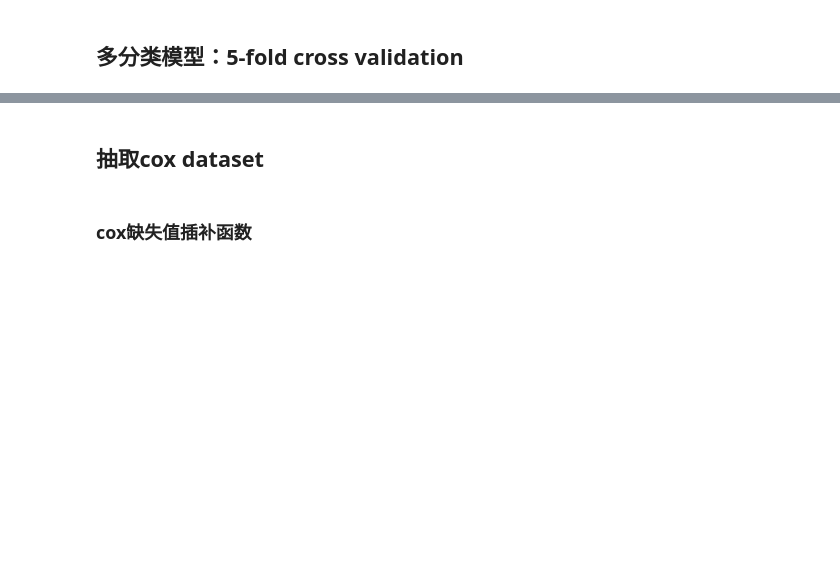
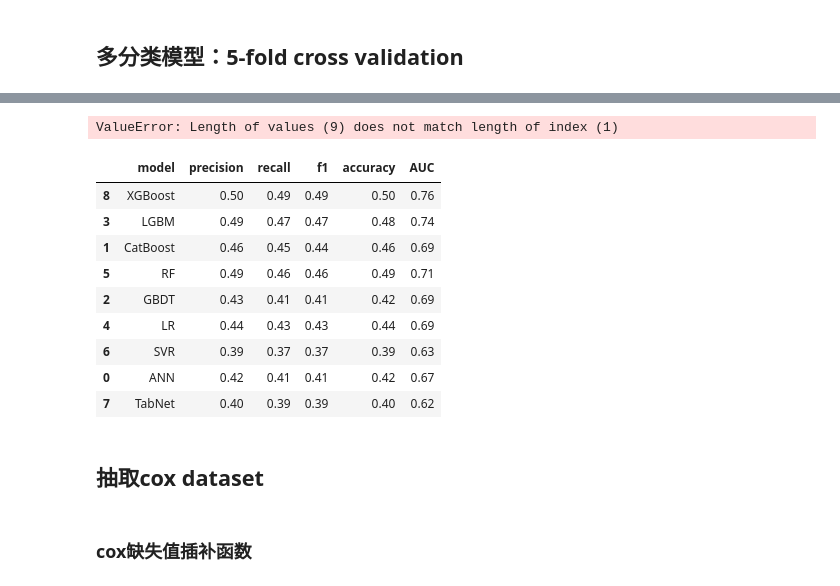
Before and after one commit to yuyongsheng1990/HCCA_dongfang_hospital, a Jupyter notebook: data_model.ipynb, the cells around one changed output, grey strips where cells are left out. Saved outputs shown, nothing was run; the diff lists cells and outputs as text; code cells hidden in the pictures; blank space fills up the shorter version.

```diff
--- a/data_model.ipynb
+++ b/data_model.ipynb
@@ -44,8 +44,10 @@ df_model.head()
 | 3 | 1 | 1 | 0.0 | 0.0 | 2.0 | 4.0 | 0 | 2.0 | ... |
 | 4 | 1 | 1 | 0.0 | 0.0 | 4.0 | 4.0 | 0 | 0.0 | ... |
 # %%
-discrete_col=['jaundice','biliary_disease','HBsAg','Gazzaniga_T','Bismuth_C','gene_mutation','emaciation','nbdd',
-             'endocrine_disease','smoke','drinking','blood_type','HCVAb','LC','']
+discrete_col=['jaundice','biliary_disease','HBsAg','Gazzaniga_T','Bismuth_C','gene_mutation'
+              'emaciation','nbdd', 'endocrine_disease','smoke','drinking','blood_type','HCVAb','LC']
+# discrete_col=['jaundice','biliary_disease','HBsAg','HBeAg','Gazzaniga_T','MSKCC','Bismuth_C','gene_mutation','LC','PTCD_ERCP',
+#               'emaciation','smoke','drinking']
 continuous_col=[x for x in df_model.columns if x not in discrete_col]
 continuous_col.remove('label')
 # %% [markdown]
@@ -451,7 +554,22 @@ df_model_result
 # %%
-# # 排序
-# df_model_result['temp_num']=[8,3,5,2,6,4,7,9,1]
-# df_model_result=df_model_result.sort_values(by=['temp_num'],ascending=True).drop(['temp_num'],axis=1)
+# 排序
+df_model_result['temp_num']=[8,3,5,2,6,4,7,9,1]
+df_model_result=df_model_result.sort_values(by=['temp_num'],ascending=True).drop(['temp_num'],axis=1)
+# %% [output]
+ValueError: Length of values (9) does not match length of index (1)
+# %%
+df_model_result
+# %% [output]
+|  | model | precision | recall | f1 | accuracy | AUC |
+| 8 | XGBoost | 0.50 | 0.49 | 0.49 | 0.50 | 0.76 |
+| 3 | LGBM | 0.49 | 0.47 | 0.47 | 0.48 | 0.74 |
+| 1 | CatBoost | 0.46 | 0.45 | 0.44 | 0.46 | 0.69 |
+| 5 | RF | 0.49 | 0.46 | 0.46 | 0.49 | 0.71 |
+| 2 | GBDT | 0.43 | 0.41 | 0.41 | 0.42 | 0.69 |
+| 4 | LR | 0.44 | 0.43 | 0.43 | 0.44 | 0.69 |
+| 6 | SVR | 0.39 | 0.37 | 0.37 | 0.39 | 0.63 |
+| 0 | ANN | 0.42 | 0.41 | 0.41 | 0.42 | 0.67 |
+| 7 | TabNet | 0.40 | 0.39 | 0.39 | 0.40 | 0.62 |
 # %%
 # 保存模型测试效果
 df_model_result.to_excel(project_path+'/data/result/modeling/df_1.6_分类_模型测试效果_5折交叉验证_before.xlsx')
```
Also changed, not shown: parts of 19 cells of this notebook.
